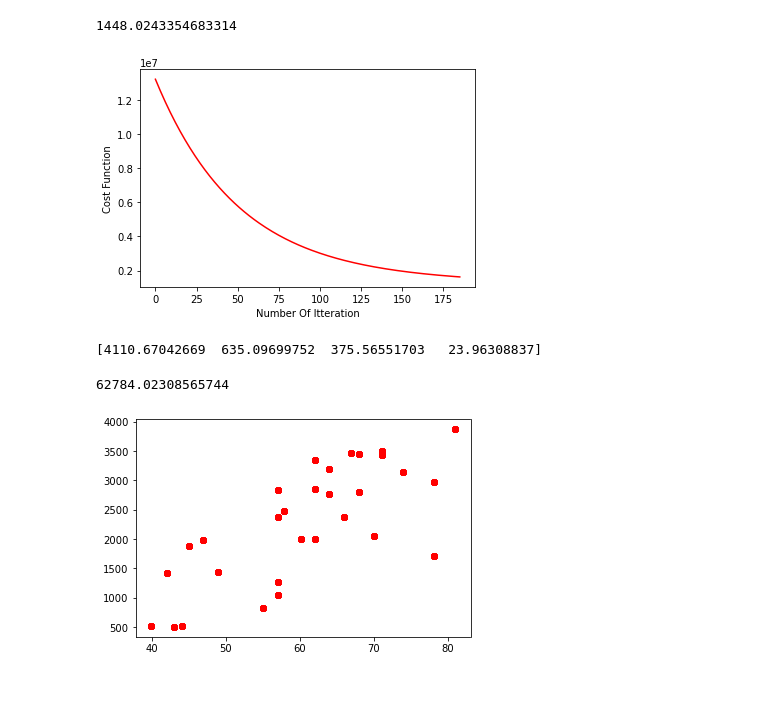
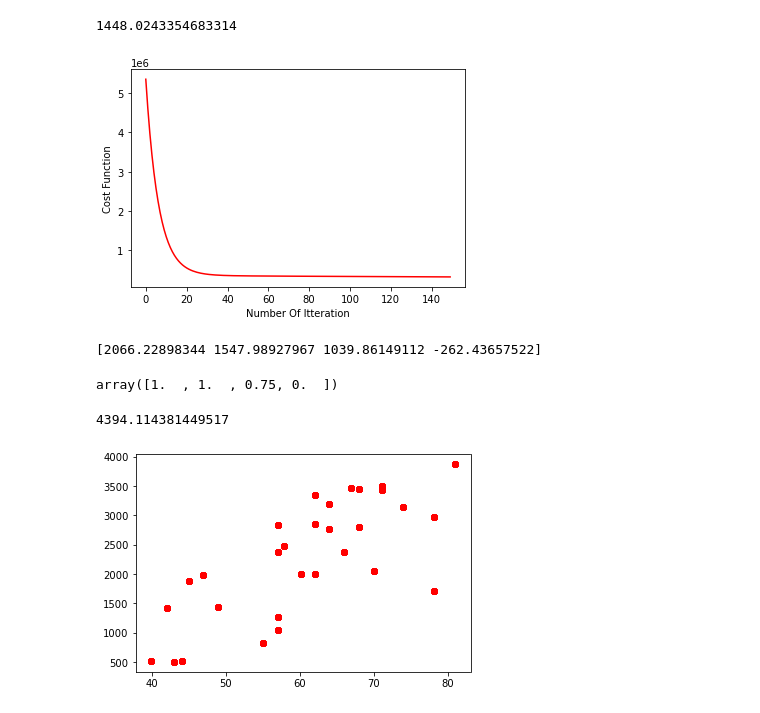
Before and after one commit to Sahi235/MachineLearning, a Jupyter notebook: Linear Regression/NYC Bicycle counts/NYC Bicycle Counts.ipynb, the cells around one changed output. Drawn from its saved outputs; the diff is of its cells as text; code cells hidden in the pictures.

```diff
--- a/Linear Regression/NYC Bicycle counts/NYC Bicycle Counts.ipynb
+++ b/Linear Regression/NYC Bicycle counts/NYC Bicycle Counts.ipynb
@@ -147,25 +147,32 @@ result
 # %% [output]
 1448.0243354683314
 # %%
-temp_x[:,1] = (temp_x[:, 1] - temp_x[:, 1].mean()) / (temp_x[:, 1].max() - temp_x[:, 1].min())
+temp_x[:,1] = (temp_x[:, 1] - temp_x[:, 1].min()) / (temp_x[:, 1].max() - temp_x[:, 1].min())
 # %%
-temp_x[:,2] = (temp_x[:, 2] - temp_x[:, 2].mean()) / (temp_x[:, 2].max() - temp_x[:, 2].min())
+temp_x[:,2] = (temp_x[:, 2] - temp_x[:, 2].min()) / (temp_x[:, 2].max() - temp_x[:, 2].min())
 # %%
 #temp_x[:,3] = (temp_x[:, 3] - temp_x[:, 3].mean()) / (temp_x[:, 3].max() - temp_x[:, 3].min())
 # %%
-test_theta, info = gradient_decent2(temp_x, y[:,2], np.array([0,0,0,0]) ,0.01,186)
+test_theta, info = gradient_decent2(temp_x, y[:,3], np.array([0,0,0,0]) , 0.05, 150)
 info = np.array([info])
 info = info.T
 visualise_cost_function(info[0], info[1])
 print(test_theta)
 # %% [output]
-[figure, old version]
+[figure, new version]
-[4110.67042669  635.09699752  375.56551703   23.96308837]
+[2066.22898344 1547.98927967 1039.86149112 -262.43657522]
+# %%
+p = np.array([1,64,48,0])
+p = (p - p.min()) / (p.max() - p.min())
+p[0] = 1
+p
+# %% [output]
+array([1.  , 1.  , 0.75, 0.  ])
 # %%
-result = np.dot([1, 64, 48, 0], test_theta)
+result = np.dot(p, test_theta)
 result
 # %% [output]
-62784.02308565744
+4394.114381449517
 # %%
 def draw_graph(x,y):
     fig = pyplot.figure()
```
Also changed, not shown: parts of 2 cells of this notebook, 9 other files.
